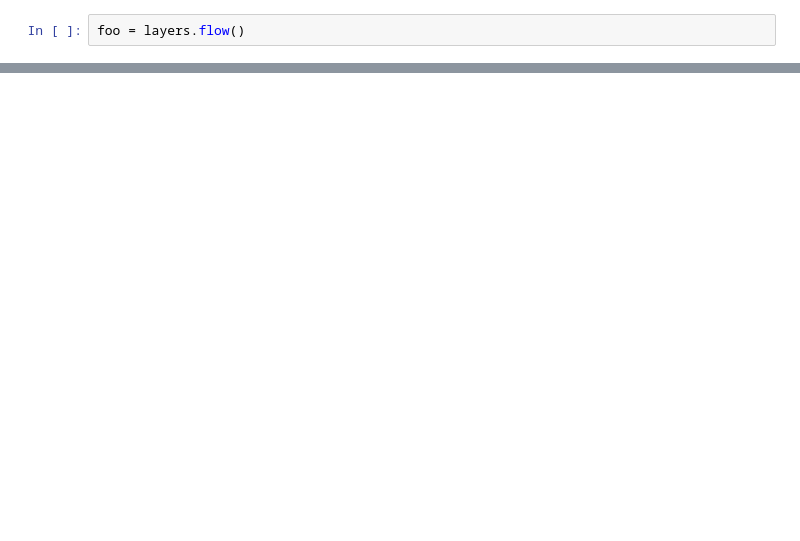
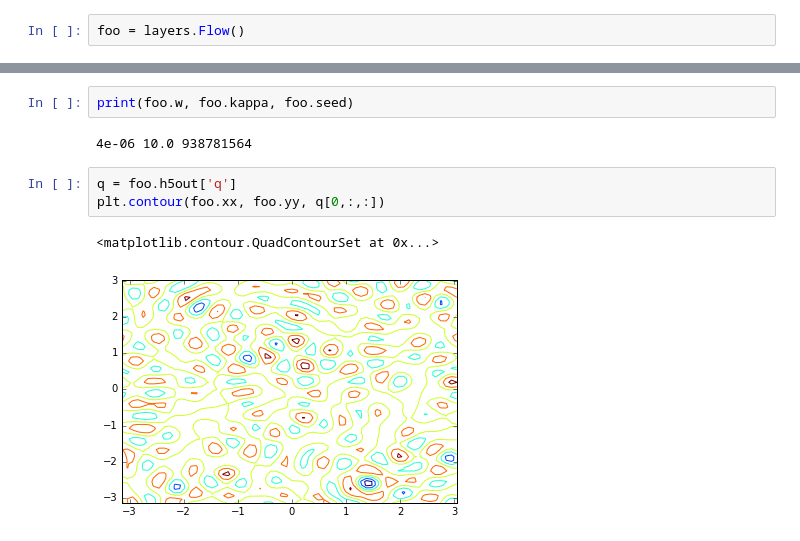
Before and after one commit to tachycline/layercode, a Jupyter notebook: notebooks/Using the module.ipynb, the cells around one changed output, grey strips where cells are left out. Drawn from its saved outputs; the diff is of its cells as text; blank space fills up the shorter version.

```diff
--- a/notebooks/Using the module.ipynb
+++ b/notebooks/Using the module.ipynb
@@ -4,2 +13,2 @@ import layers
 # %%
-foo = layers.flow()
+foo = layers.Flow()
@@ -10,0 +20,10 @@ foo.plot_psi()
+# %%
+print(foo.w, foo.kappa, foo.seed)
+# %% [output]
+4e-06 10.0 938781564
+# %%
+q = foo.h5out['q']
+plt.contour(foo.xx, foo.yy, q[0,:,:])
+# %% [output]
+<matplotlib.contour.QuadContourSet at 0x...>
+[figure, added]
```
Also changed, not shown: parts of 8 cells of this notebook, 2 other files.
